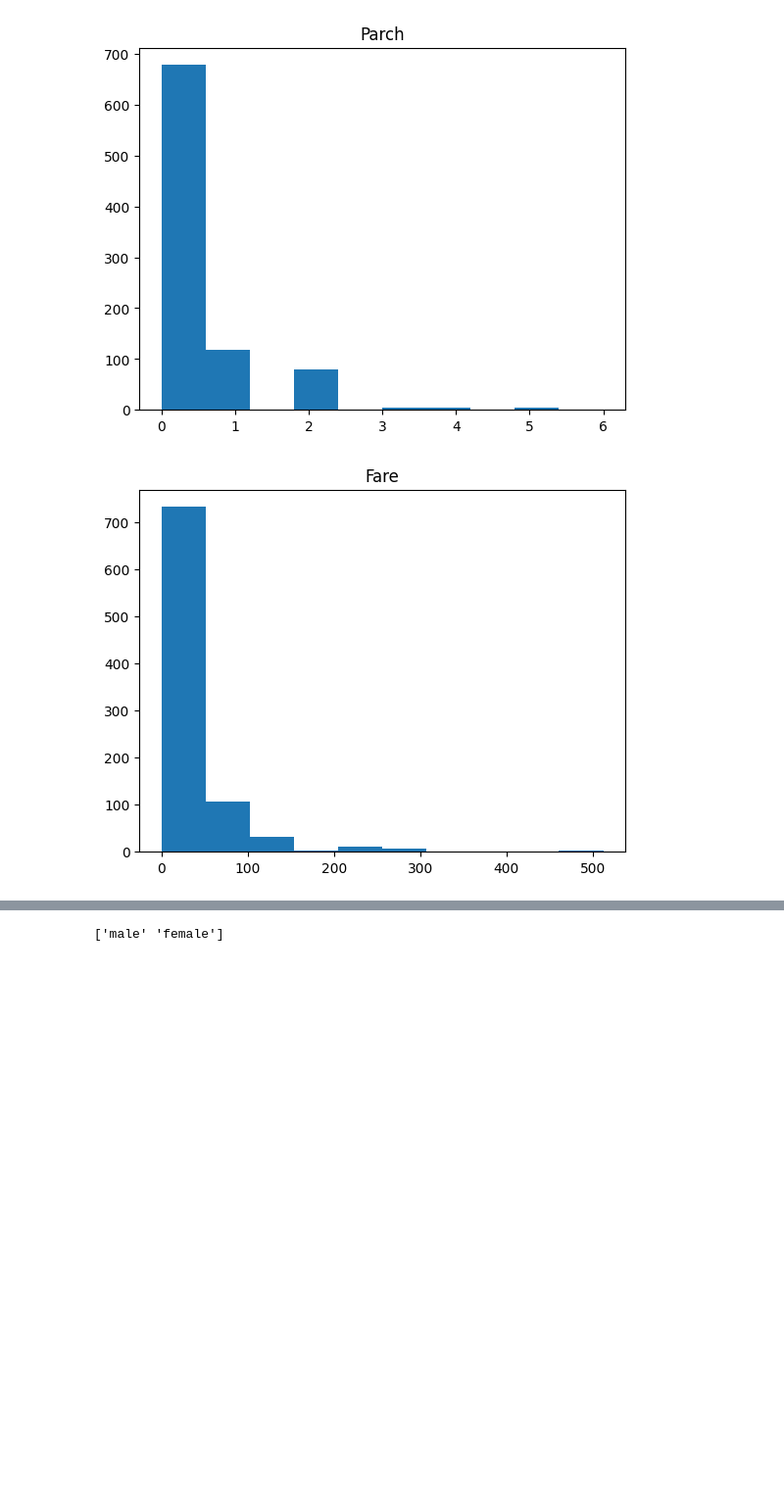
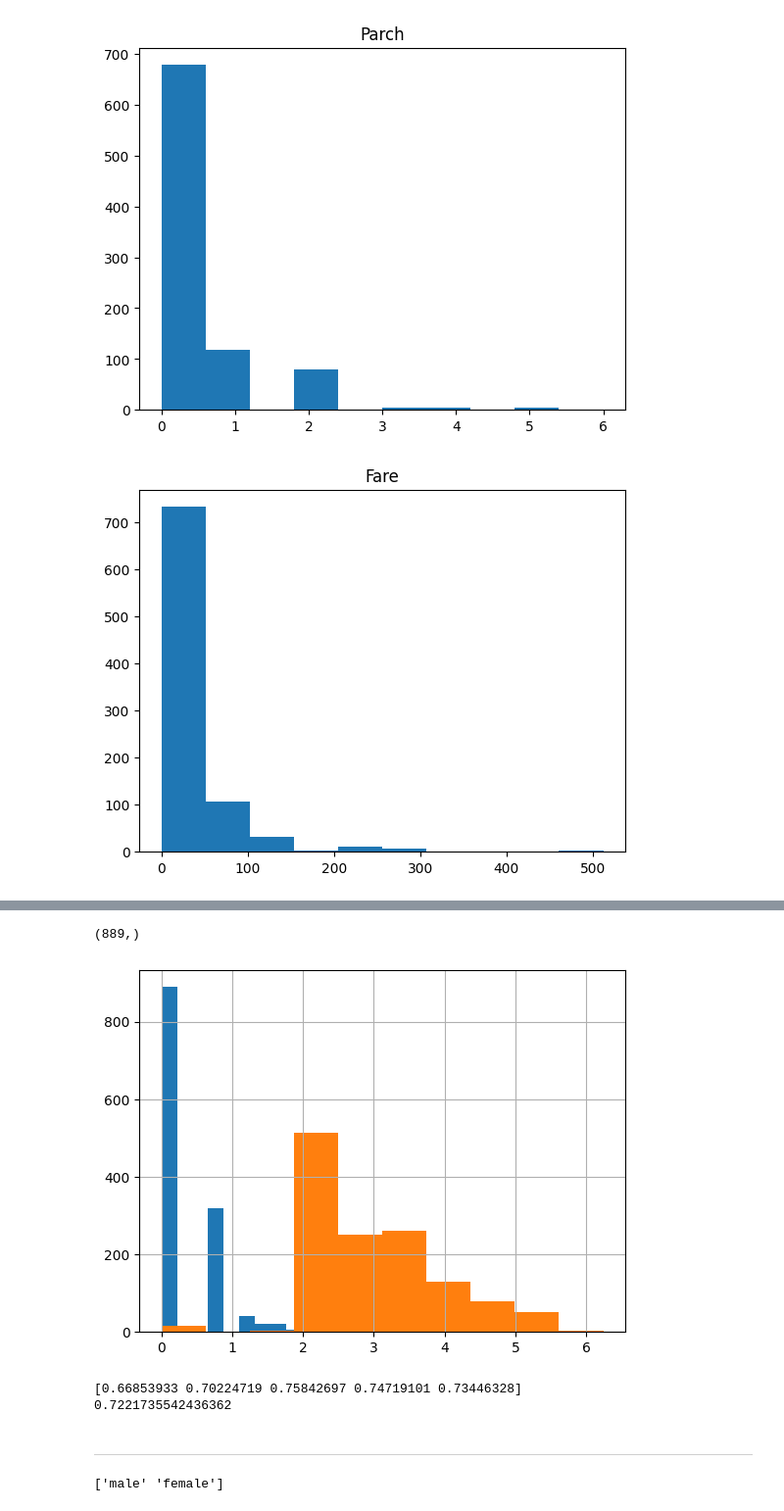
Before and after one commit to VotePyroForPres/titanic, a Jupyter notebook: main.ipynb, the cells around one changed output, grey strips where cells are left out. Shown: that part at 98% size. Saved outputs shown, nothing was run; the diff lists cells and outputs as text; code cells hidden in the pictures; blank space fills up the shorter version.

```diff
--- a/main.ipynb
+++ b/main.ipynb
@@ -113,0 +193,4 @@ test_data.head()
+# %%
+df_cat.Cabin
+train_data['cabin_multiple'] = train_data.Cabin.apply(lambda x: 0 if pd.isna(x) else len(x.split(' ')))
+train_data['cabin_multiple'].value_counts()
@@ -113,0 +212,2 @@ test_data.head()
+# %%
+train_data['cabin_adv'] = train_data.Cabin.apply(lambda x: str(x)[0])
@@ -113,0 +233,4 @@ test_data.head()
+# %%
+train_data['numeric_ticket'] = train_data.Ticket.apply(lambda x: 1 if x.isnumeric() else 0)
+train_data['ticket_letters'] = train_data.Ticket.apply(lambda x: ''.join(x.split(' ')[:-1]).replace('.','').replace('/','').lower() if len(x.split(' ')[:-1])>0 else 0)
+train_data['numeric_ticket'].value_counts()
@@ -113,0 +298,3 @@ test_data.head()
+# %%
+train_data['name_title'] = train_data.Name.apply(lambda x: x.split(',')[1].split('.')[0].strip())
+train_data['name_title'].value_counts()
@@ -113,0 +321,38 @@ test_data.head()
+# %%
+# create all categorical variables that we did above for both training and test sets
+all_data['cabin_multiple'] = all_data.Cabin.apply(lambda x: 0 if pd.isna(x) else len(x.split(' ')))
+all_data['cabin_adv'] = all_data.Cabin.apply(lambda x: str(x)[0])
+all_data['numeric_ticket'] = all_data.Ticket.apply(lambda x: 1 if x.isnumeric() else 0)
+all_data['ticket_letters'] = all_data.Ticket.apply(lambda x: ''.join(x.split(' ')[:-1]).replace('.', '').replace('/', '').lower if len(x.split(' ')[:-1])>0 else 0)
+all_data['name_title'] = all_data.Name.apply(lambda x: x.split(',')[1].split('.')[0].strip())
+
+# impute nulls for continuous data
+all_data.Age = all_data.Age.fillna(train_data.Age.mean())
+all_data.Fare = all_data.Fare.fillna(train_data.Fare.median())
+
+# drop null 'embarked' rows. Only 2 instances of this in training and 0 in test
+all_data.dropna(subset=['Embarked'], inplace=True)
+
+# tried log norm of sibsp (not used)
+all_data['norm_sibsp'] = np.log(all_data.SibSp+1)
+all_data['norm_sibsp'].hist()
+
+# log norm of fare (used)
+all_data['norm_fare'] = np.log(all_data.Fare+1)
+all_data['norm_fare'].hist()
+
+# converted fare to cateory for pd.get_dummies()
+all_data.Pclass = all_data.Pclass.astype(str)
+
+# created dummy variables from categories (also can use OneHotEncoder)
+all_dummies = pd.get_dummies(all_data[['Pclass', 'Sex', 'Age', 'SibSp', 'Parch', 'norm_fare', 'Embarked', 'cabin_adv', 'cabin_multiple', 'numeric_ticket', 'name_title', 'train_test']])
+
+# split to train test again
+X_train = all_dummies[all_dummies.train_test == 1].drop(['train_test'], axis=1)
+X_test = all_dummies[all_dummies.train_test == 0].drop(['train_test'], axis=1)
+
+y_train = all_data[all_data.train_test==1].Survived
+y_train.shape
+# %% [output]
+(889,)
+[figure, added]
@@ -114,3 +371,16 @@ test_data.head()
+# %%
+from sklearn.model_selection import cross_val_score
+from sklearn.naive_bayes import GaussianNB
+
+gnb = GaussianNB()
+cv = cross_val_score(gnb, X_train_scaled, y_train, cv=5)
+print(cv)
+print(cv.mean())
+# %% [output]
+[0.66853933 0.70224719 0.75842697 0.74719101 0.73446328]
+0.7221735542436362
+# %% [markdown]
+----
 # %%
 sex_values = train_data['Sex'].unique()
 print(sex_values)
```
Also changed, not shown: parts of 22 cells of this notebook, 8 other files.
